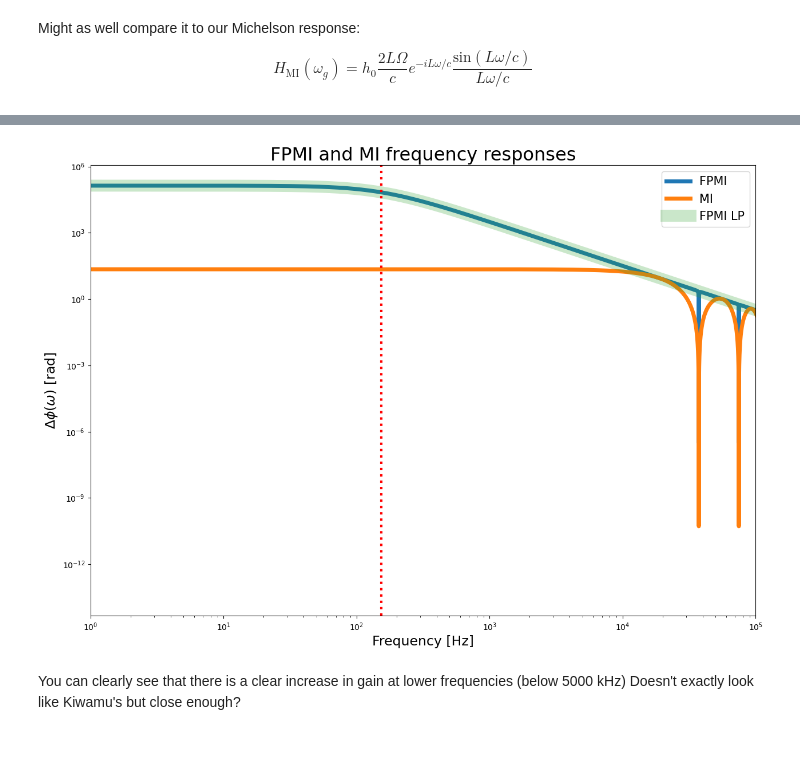
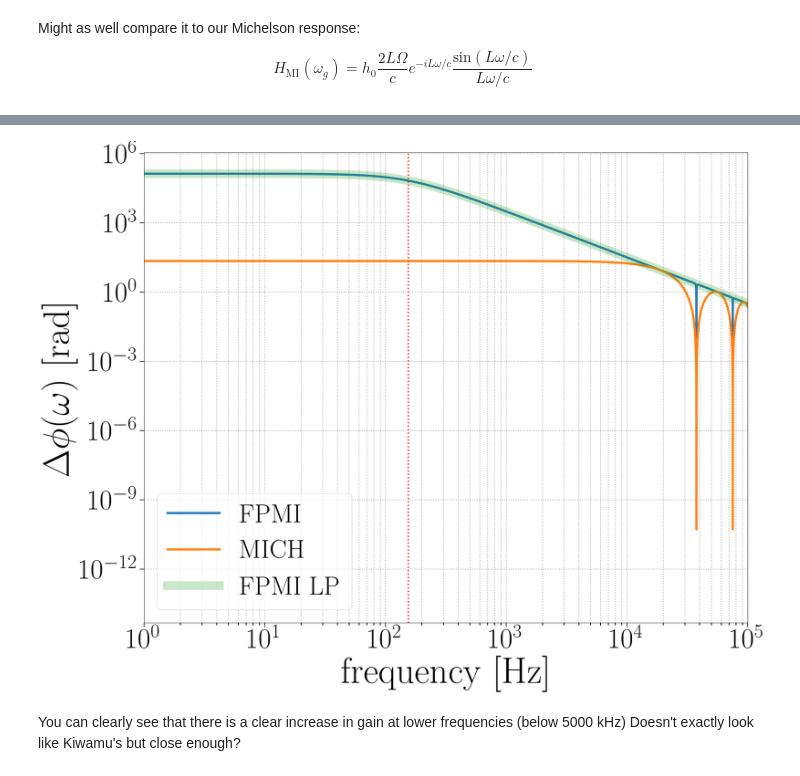
Before and after one commit to dancvan/dissertation, a Jupyter notebook: code/fpmi_fr.ipynb, the cells around one changed output, grey strips where cells are left out. Drawn from its saved outputs; the diff is of its cells as text; code cells hidden in the pictures; blank space fills up the shorter version.

Commit message:
Adding modified MICH and FPMI bode plots

```diff
--- a/code/fpmi_fr.ipynb
+++ b/code/fpmi_fr.ipynb
@@ -4,6 +4,11 @@
 import numpy as np
 import matplotlib.pyplot as plt
 import scipy.signal as sig
+import os
+plt_style_dir = 'stash/'
+if os.path.isdir(plt_style_dir) == True:
+    plt.style.use(plt_style_dir + 'ppt2latexsubfig.mplstyle')
+plt.rcParams["font.family"] = "Times New Roman"
 # %% [markdown]
 I often find it helpful to revisit that which we will need to build upon before moving forward, especially if one has not done this derivation more than a couple of times. Sooooo...
 
@@ -170,17 +195,15 @@ H_FPMI_LP_modsq=np.real(H_FPMI_LP)**2 + np.imag(H_FPMI_LP)**2
 # %%
-plt.figure(figsize=(15,10.22))
 plt.loglog(w,H_FPMI_modsq, label='FPMI', linewidth=5.0)
-plt.loglog(w,H_MI_modsq, label= 'MI', linewidth= 5)
-plt.loglog(w,H_FPMI_LP_modsq*H_FPMI_modsq[0], label='FPMI LP', linewidth = 15.0, alpha=0.25)
+plt.loglog(w,H_MI_modsq, label= 'MICH', linewidth= 5)
+plt.loglog(w,H_FPMI_LP_modsq*H_FPMI_modsq[0], label='FPMI LP', linewidth = 20.0, alpha=0.25)
 plt.axvline (x=f_pole,ymin=1e-13, color='red', linestyle='dotted', linewidth=3)
-plt.title('FPMI and MI frequency responses', fontsize=23)
-plt.xlim([1,100000])
 #plt.ylim([10e-6, 10e7])
-plt.xlabel('Frequency [Hz]',fontsize=17)
-plt.ylabel('$\Delta \phi (\omega)$ [rad]',fontsize=17)
-lgd=plt.legend(prop={'size': 15})
+plt.xlim([1e0, 1e5])
+plt.xlabel('frequency [Hz]')
+plt.ylabel('$\Delta \phi (\omega)$ [rad]')
+lgd=plt.legend()
 # %% [output]
-[figure, old version]
+[figure, new version]
 # %% [markdown]
 You can clearly see that there is a clear increase in gain at lower frequencies (below 5000 kHz)
 Doesn't exactly look like Kiwamu's but close enough?
```
Also changed, not shown: parts of 3 cells of this notebook, 3 other files.
